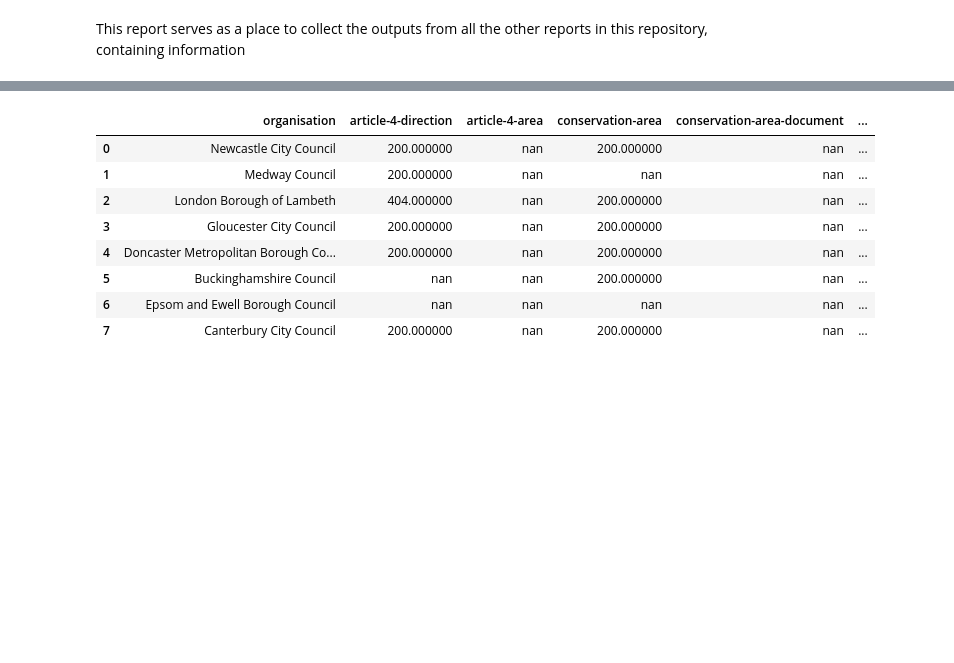
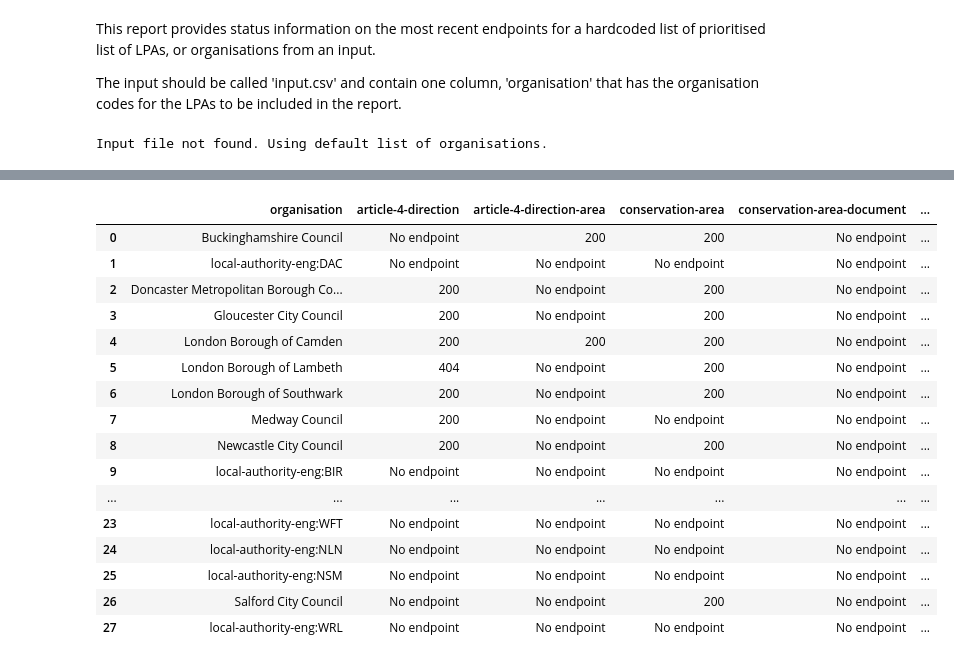
Before and after one commit to digital-land/jupyter-analysis, a Jupyter notebook: master_report.ipynb, the cells around one changed output, grey strips where cells are left out. Cells and saved outputs as stored; diff of their text form; code cells hidden in the pictures; blank space fills up the shorter version.

Commit message:
Adds organisation input

```diff
--- a/master_report.ipynb
+++ b/master_report.ipynb
@@ -1,5 +1,7 @@
-# %% [markdown]
-This report serves as a place to collect the outputs from all the other reports in this repository, containing information
+# %% [markdown]
+This report provides status information on the most recent endpoints for a hardcoded list of prioritised list of LPAs, or organisations from an input.
+
+The input should be called 'input.csv' and contain one column, 'organisation' that has the organisation codes for the LPAs to be included in the report.
 # %%
 from datetime import datetime as dt
 from IPython.display import display
@@ -13,3 +16,22 @@ import urllib.parse
+# %%
+# Get input from .csv or use default prioritised LPAs
+input_path = './input.csv'
+if os.path.isfile(input_path):
+    input_df = pd.read_csv(input_path)
+    organisation_list = input_df['organisation'].tolist()
+    print('Input file found. Using', len(organisation_list), 'organisations from input file.')
+else:
+    organisation_list = ['local-authority-eng:BUC', 'local-authority-eng:DAC', 'local-authority-eng:DNC',
+    'local-authority-eng:GLO', 'local-authority-eng:CMD', 'local-authority-eng:LBH', 'local-authority-eng:SWK',
+    'local-authority-eng:MDW', 'local-authority-eng:NET', 'local-authority-eng:BIR', 'local-authority-eng:CAT',
+    'local-authority-eng:EPS', 'local-authority-eng:BNE', 'local-authority-eng:GAT', 'local-authority-eng:GRY',
+    'local-authority-eng:KTT', 'local-authority-eng:SAL', 'local-authority-eng:TEW', 'local-authority-eng:WBK',
+    'local-authority-eng:DST', 'local-authority-eng:DOV', 'local-authority-eng:LIV', 'local-authority-eng:RDB',
+    'local-authority-eng:WFT', 'local-authority-eng:NLN', 'local-authority-eng:NSM', 'local-authority-eng:SLF',
+    'local-authority-eng:WRL' ]
+    print('Input file not found. Using default list of organisations.')
+# %% [output]
+Input file not found. Using default list of organisations.
 # %%
 datasette_url = "https://datasette.planning.data.gov.uk/"
 
@@ -80,11 +102,7 @@ def update_dataframe_latest_status(organisation):
                     new_df.at[index, 'date_last_status_200'] = filtered_df['maxentrydate'].values[0][:19]
     return new_df
 
-organisation_list = ['local-authority-eng:NET', 'local-authority-eng:MDW',
-'local-authority-eng:LBH', 'local-authority-eng:GLO', 'local-authority-eng:DNC',
-'local-authority-eng:BUC', 'local-authority-eng:EPS', 'local-authority-eng:CAT']
 collection_list = ['article-4-direction', 'article-4-direction-area', 'conservation-area', 'conservation-area-document', 'listed-building-outline', 'tree-preservation-order', 'tree-preservation-zone', 'tree']
-collections = f"""('article-4-direction', 'article-4-direction-area', 'conservation-area', 'conservation-area-document', 'listed-building-outline', 'tree-preservation-order', 'tree-preservation-zone', 'tree'ConnectionResetError)"""
 all_orgs_recent_endpoints={}
 for organisation in organisation_list:
     recent_endpoints_df = update_dataframe_latest_status(organisation)
@@ -96,28 +114,34 @@ pd.set_option('display.max_colwidth', None)
 def compute_cell_colour(status):
     if status == 200:
         return 'background-color: green'
-    elif status == 404:
+    elif status == 'No endpoint':
+        return 'background-color: orange'
+    else:
         return 'background-color: red'
-    else:
-        return 'background-color: orange'
 
 rows_list = []
 for organisation in organisation_list:
     df = all_orgs_recent_endpoints[organisation]
+    if organisation == 'local-authority-eng:BIR': print(df)
     # Revisit this drop duplicates - figure out how we should be handling multiple endpoints for same collection
     # Take the most recent entrydate/maxentrydate?
     df = df.drop_duplicates(subset='collection', keep='first')
-    name = df['name'].values[0]
+    try:
+        name = df['name'].values[0]
+    except:
+        name = organisation
     statuses = {}
-    for index, row in df.iterrows():
-        statuses[row['collection']] = row['status']
+    for collection in collection_list:
+        status = df[df['collection'] == collection]['status']
+        if status.empty or pd.isna(status.values[0]):
+            status = 'No endpoint'
+        else:
+            status = int(status.values[0])
+        statuses[collection] = status
     new_row = {'organisation': name}
     new_row.update(statuses)
-    print(new_row)
     rows_list.append(new_row)
 
 output_df = pd.DataFrame(rows_list, columns=['organisation', *collection_list])
 output_df.style.applymap(compute_cell_colour, subset=collection_list)
-# all_orgs_recent_endpoints["local-authority-eng:BUC"].head()
-# output_df.head(10)
 # %% [output]
@@ -132,9 +151,17 @@ output_df.style.applymap(compute_cell_colour, subset=collection_list)
-|  | organisation | article-4-direction | article-4-area | conservation-area | conservation-area-document | ... |
-| 0 | Newcastle City Council | 200.000000 | nan | 200.000000 | nan | ... |
-| 1 | Medway Council | 200.000000 | nan | nan | nan | ... |
-| 2 | London Borough of Lambeth | 404.000000 | nan | 200.000000 | nan | ... |
-| 3 | Gloucester City Council | 200.000000 | nan | 200.000000 | nan | ... |
-| 4 | Doncaster Metropolitan Borough Co... | 200.000000 | nan | 200.000000 | nan | ... |
-| 5 | Buckinghamshire Council | nan | nan | 200.000000 | nan | ... |
-| 6 | Epsom and Ewell Borough Council | nan | nan | nan | nan | ... |
-| 7 | Canterbury City Council | 200.000000 | nan | 200.000000 | nan | ... |
+|  | organisation | article-4-direction | article-4-direction-area | conservation-area | conservation-area-document | ... |
+| 0 | Buckinghamshire Council | No endpoint | 200 | 200 | No endpoint | ... |
+| 1 | local-authority-eng:DAC | No endpoint | No endpoint | No endpoint | No endpoint | ... |
+| 2 | Doncaster Metropolitan Borough Co... | 200 | No endpoint | 200 | No endpoint | ... |
+| 3 | Gloucester City Council | 200 | No endpoint | 200 | No endpoint | ... |
+| 4 | London Borough of Camden | 200 | 200 | 200 | No endpoint | ... |
+| 5 | London Borough of Lambeth | 404 | No endpoint | 200 | No endpoint | ... |
+| 6 | London Borough of Southwark | 200 | No endpoint | 200 | No endpoint | ... |
+| 7 | Medway Council | 200 | No endpoint | No endpoint | No endpoint | ... |
+| 8 | Newcastle City Council | 200 | No endpoint | 200 | No endpoint | ... |
+| 9 | local-authority-eng:BIR | No endpoint | No endpoint | No endpoint | No endpoint | ... |
+| ... | ... | ... | ... | ... | ... | ... |
+| 23 | local-authority-eng:WFT | No endpoint | No endpoint | No endpoint | No endpoint | ... |
+| 24 | local-authority-eng:NLN | No endpoint | No endpoint | No endpoint | No endpoint | ... |
+| 25 | local-authority-eng:NSM | No endpoint | No endpoint | No endpoint | No endpoint | ... |
+| 26 | Salford City Council | No endpoint | No endpoint | 200 | No endpoint | ... |
+| 27 | local-authority-eng:WRL | No endpoint | No endpoint | No endpoint | No endpoint | ... |
```
Also changed, not shown: parts of 2 cells of this notebook.
